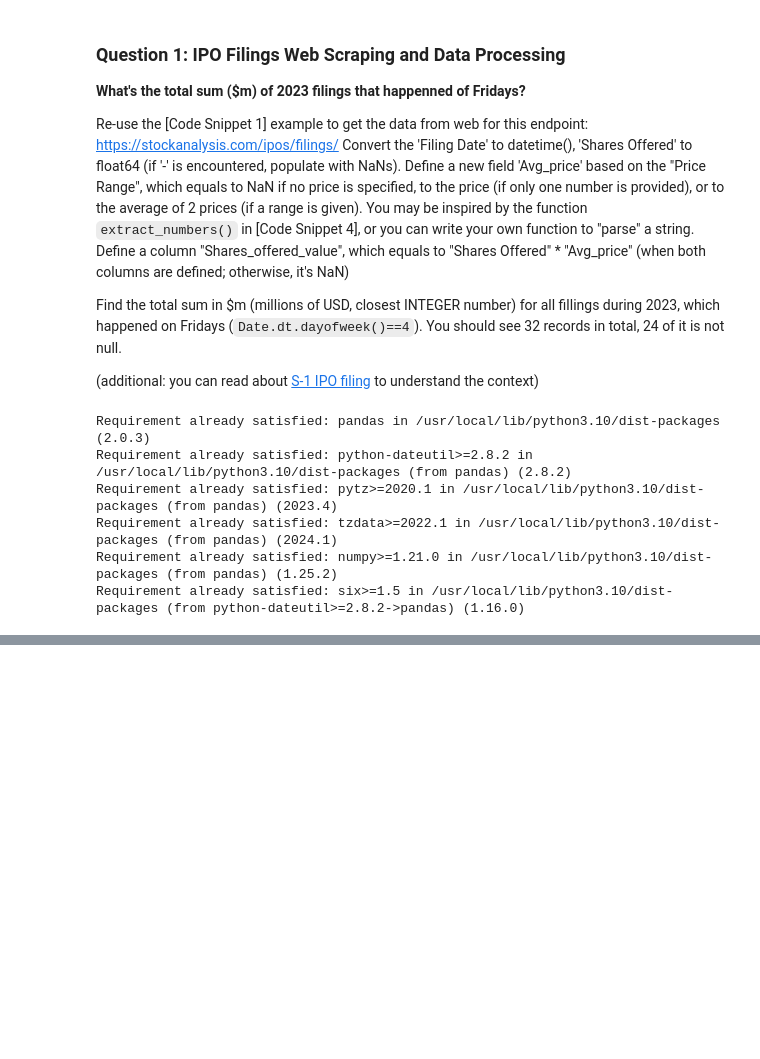
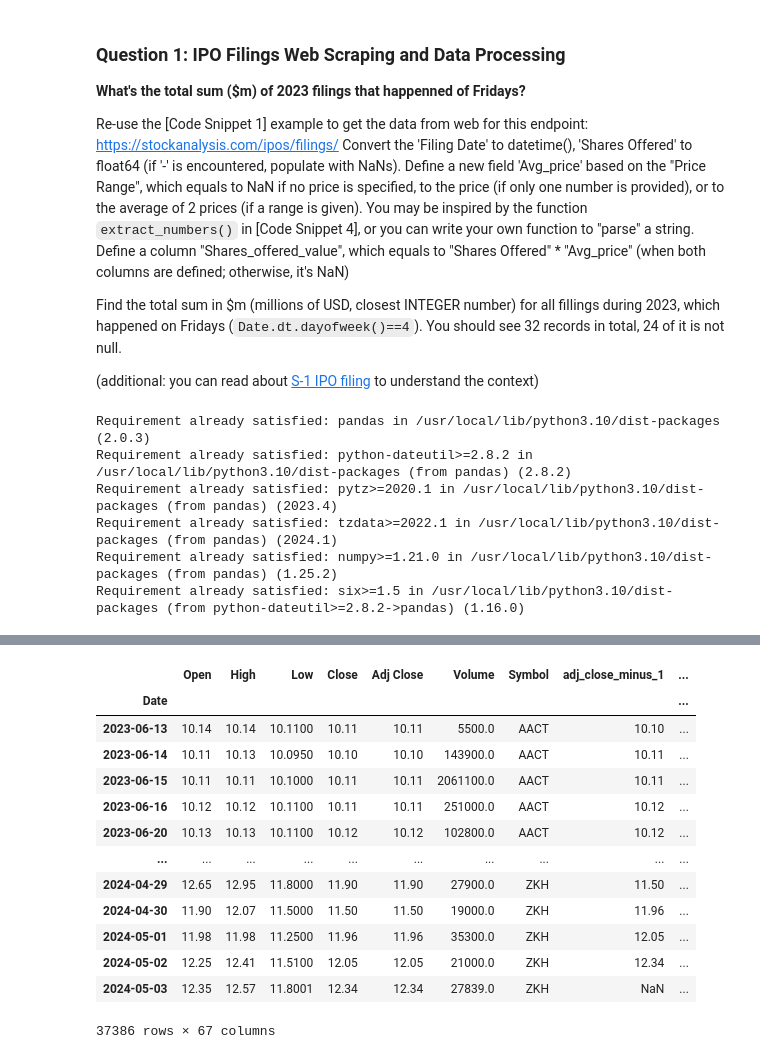
Before and after one commit to acebirim/Stock_Analysis_ZoomCamp, a Jupyter notebook: Answers_Module_2_Homework.ipynb, the cells around one changed output, grey strips where cells are left out. Cells and saved outputs as stored; diff of their text form; code cells hidden in the pictures; blank space fills up the shorter version.

```diff
--- a/Answers_Module_2_Homework.ipynb
+++ b/Answers_Module_2_Homework.ipynb
@@ -311,0 +400,4 @@ f"total sum in millions: ${round(total/1000000)}M"
+# %%
+#apply the filter date
+df_filtered = stacked_ipos_df.loc[stacked_ipos_df['IPO Date']< '2024-03-01']
+df_filtered
@@ -311,0 +418,5 @@ f"total sum in millions: ${round(total/1000000)}M"
+# %%
+stacked_copy = df_filtered
+#df = pd.DataFrame(columns=['Date'])
+df_copy = stacked_copy.set_index('IPO Date')
+display(df_copy)
@@ -311,0 +438,13 @@ f"total sum in millions: ${round(total/1000000)}M"
+# %%
+new_list = []
+for stock in df_copy['Symbol']:
+  if stock in ['IBAC', 'PTHR', 'BKHA']:
+    stock+='U'
+    new_list.append(stock)
+  elif stock == 'SBXC':
+    stock+='-UN'
+    new_list.append(stock)
+  else:
+    new_list.append(stock)
+# %%
+new_list.sort() # sort list of amended tickers
@@ -311,0 +567,19 @@ f"total sum in millions: ${round(total/1000000)}M"
+# %%
+df_final = pd.concat(merged_df, axis=0, ignore_index=False)
+display(df_final)
+#df1 = df.loc[df['IPO Date'] >= '2023-01-01']
+# %% [output]
+|  | Open | High | Low | Close | Adj Close | Volume | Symbol | adj_close_minus_1 | ... |
+| Date |  |  |  |  |  |  |  |  | ... |
+| 2023-06-13 | 10.14 | 10.14 | 10.1100 | 10.11 | 10.11 | 5500.0 | AACT | 10.10 | ... |
+| 2023-06-14 | 10.11 | 10.13 | 10.0950 | 10.10 | 10.10 | 143900.0 | AACT | 10.11 | ... |
+| 2023-06-15 | 10.11 | 10.11 | 10.1000 | 10.11 | 10.11 | 2061100.0 | AACT | 10.11 | ... |
+| 2023-06-16 | 10.12 | 10.12 | 10.1100 | 10.11 | 10.11 | 251000.0 | AACT | 10.12 | ... |
+| 2023-06-20 | 10.13 | 10.13 | 10.1100 | 10.12 | 10.12 | 102800.0 | AACT | 10.12 | ... |
+| ... | ... | ... | ... | ... | ... | ... | ... | ... | ... |
+| 2024-04-29 | 12.65 | 12.95 | 11.8000 | 11.90 | 11.90 | 27900.0 | ZKH | 11.50 | ... |
+| 2024-04-30 | 11.90 | 12.07 | 11.5000 | 11.50 | 11.50 | 19000.0 | ZKH | 11.96 | ... |
+| 2024-05-01 | 11.98 | 11.98 | 11.2500 | 11.96 | 11.96 | 35300.0 | ZKH | 12.05 | ... |
+| 2024-05-02 | 12.25 | 12.41 | 11.5100 | 12.05 | 12.05 | 21000.0 | ZKH | 12.34 | ... |
+| 2024-05-03 | 12.35 | 12.57 | 11.8001 | 12.34 | 12.34 | 27839.0 | ZKH | NaN | ... |
+37386 rows × 67 columns
```
Also changed, not shown: parts of 49 cells of this notebook.
